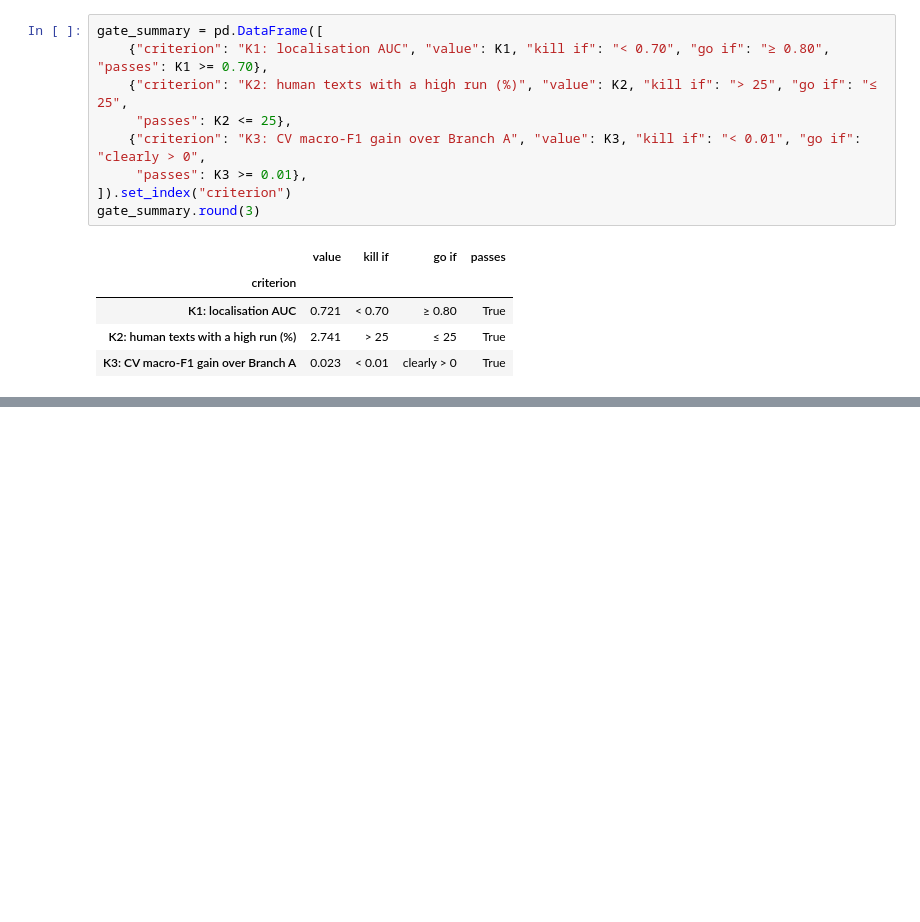
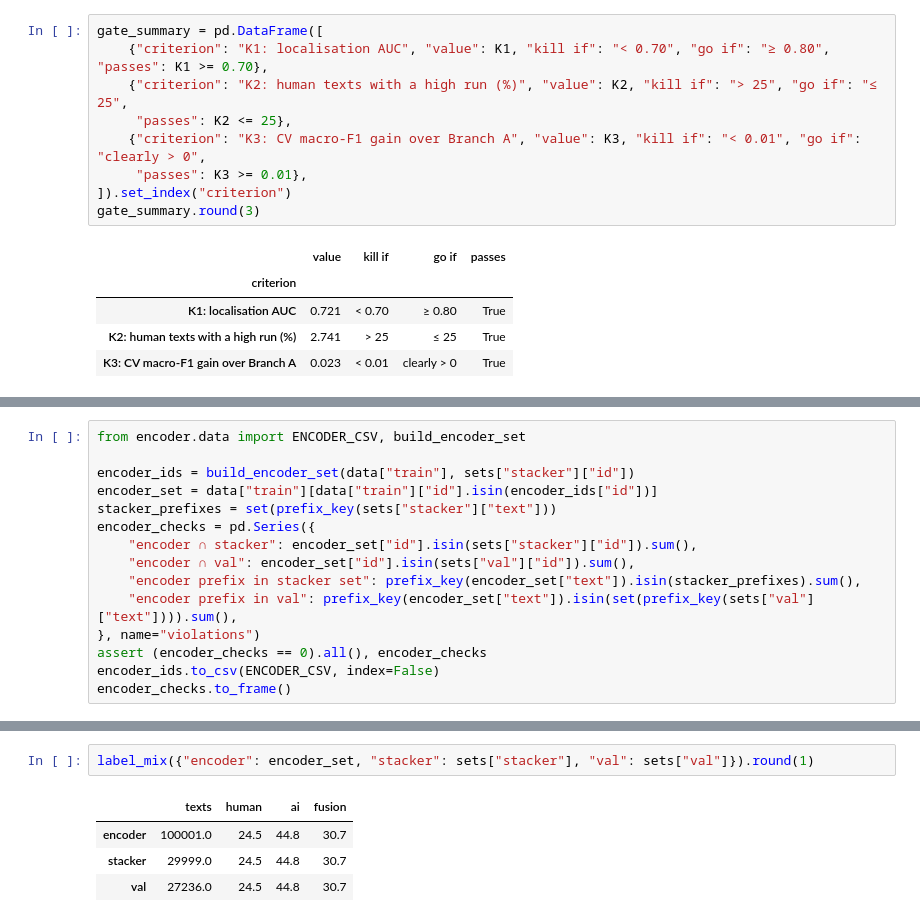
Before and after one commit to ruzhylopv/aiGeneratedTextDetection-ai-hw3, a Jupyter notebook: notebooks/curves_check.ipynb, the cells around one changed output, grey strips where cells are left out. Saved outputs shown, nothing was run; the diff lists cells and outputs as text; blank space fills up the shorter version.

```diff
--- a/notebooks/curves_check.ipynb
+++ b/notebooks/curves_check.ipynb
@@ -570,0 +574,15 @@ gate_summary.round(3)
+# %%
+from encoder.data import ENCODER_CSV, build_encoder_set
+
+encoder_ids = build_encoder_set(data["train"], sets["stacker"]["id"])
+encoder_set = data["train"][data["train"]["id"].isin(encoder_ids["id"])]
+stacker_prefixes = set(prefix_key(sets["stacker"]["text"]))
+encoder_checks = pd.Series({
+    "encoder ∩ stacker": encoder_set["id"].isin(sets["stacker"]["id"]).sum(),
+    "encoder ∩ val": encoder_set["id"].isin(sets["val"]["id"]).sum(),
+    "encoder prefix in stacker set": prefix_key(encoder_set["text"]).isin(stacker_prefixes).sum(),
+    "encoder prefix in val": prefix_key(encoder_set["text"]).isin(set(prefix_key(sets["val"]["text"]))).sum(),
+}, name="violations")
+assert (encoder_checks == 0).all(), encoder_checks
+encoder_ids.to_csv(ENCODER_CSV, index=False)
+encoder_checks.to_frame()
@@ -570,0 +595,7 @@ gate_summary.round(3)
+# %%
+label_mix({"encoder": encoder_set, "stacker": sets["stacker"], "val": sets["val"]}).round(1)
+# %% [output]
+|  | texts | human | ai | fusion |
+| encoder | 100001.0 | 24.5 | 44.8 | 30.7 |
+| stacker | 29999.0 | 24.5 | 44.8 | 30.7 |
+| val | 27236.0 | 24.5 | 44.8 | 30.7 |
```
Also changed, not shown: parts of 3 cells of this notebook, 10 other files.
